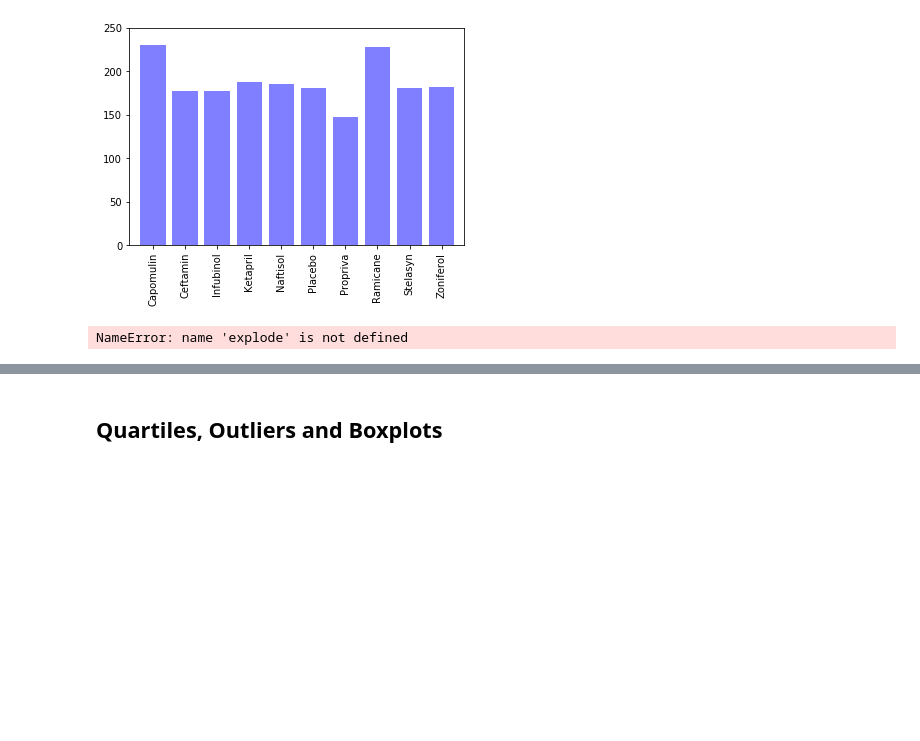
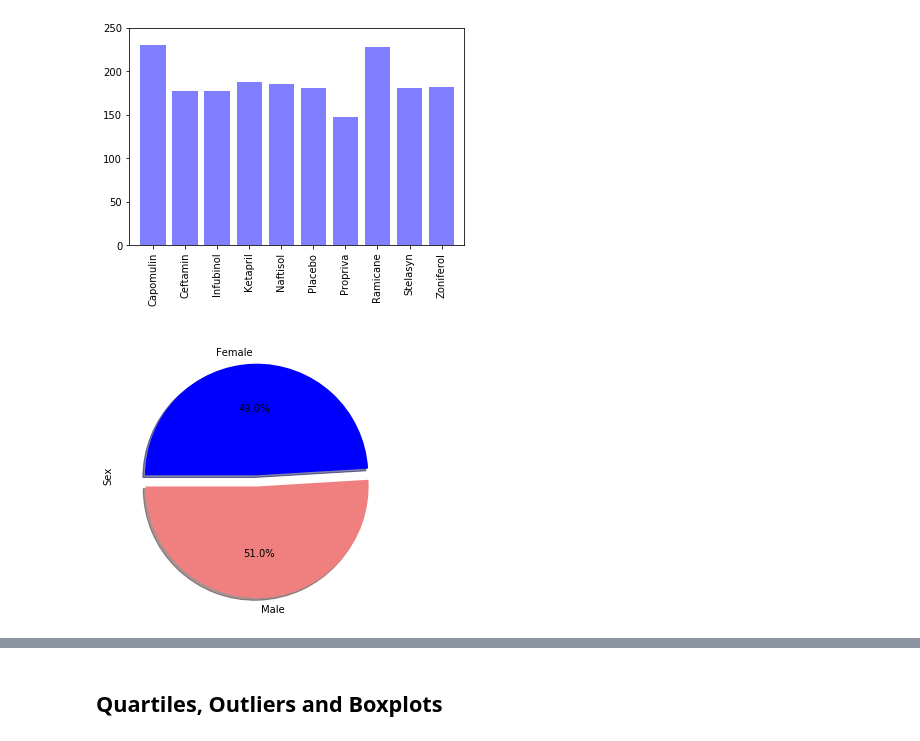
Before and after one commit to temidolan/Matplotlib_Challenge, a Jupyter notebook: Pymaceuticals/pymaceuticals_tumor_homework.ipynb, the cells around one changed output, grey strips where cells are left out. Cells and saved outputs as stored; diff of their text form; code cells hidden in the pictures; blank space fills up the shorter version.

```diff
--- a/Pymaceuticals/pymaceuticals_tumor_homework.ipynb
+++ b/Pymaceuticals/pymaceuticals_tumor_homework.ipynb
@@ -176,11 +176,12 @@ plt.ylim(0, max(mice_treatment_bar)+ 20)
 # %%
 # Generate a pie plot showing the distribution of female versus male mice using pandas
 female_male=clean_data_df["Sex"].value_counts()
 female_male.head()
+explode=[0.1,0]
 colors=["lightcoral","blue"]
 plot=female_male.plot.pie(y="female",figsize=(5,7), colors=colors, startangle=180,explode=explode, shadow= True,autopct= "%.1f%%")
 # %% [output]
-NameError: name 'explode' is not defined
+[figure, added]
 # %%
 # Generate a pie plot showing the distribution of female versus male mice using pyplot
 female_male=clean_data_df["Sex"].value_counts()
```
Also changed, not shown: parts of 3 cells of this notebook.
